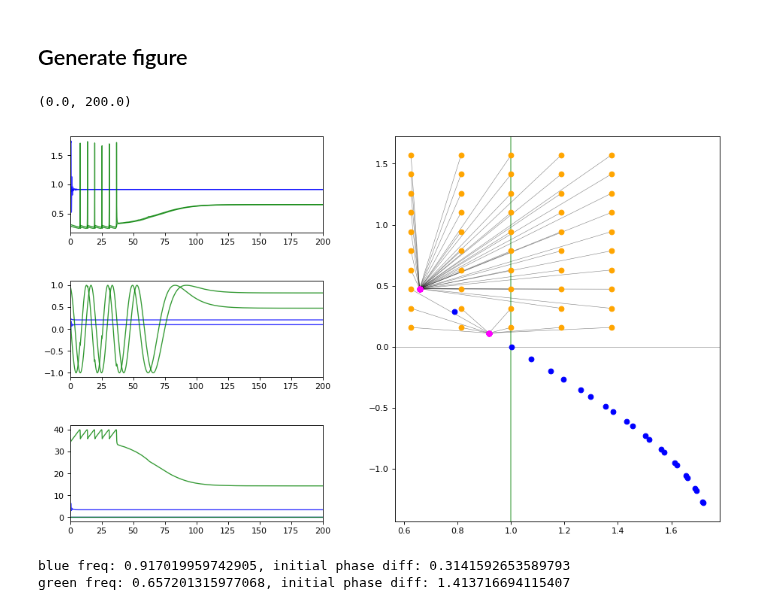
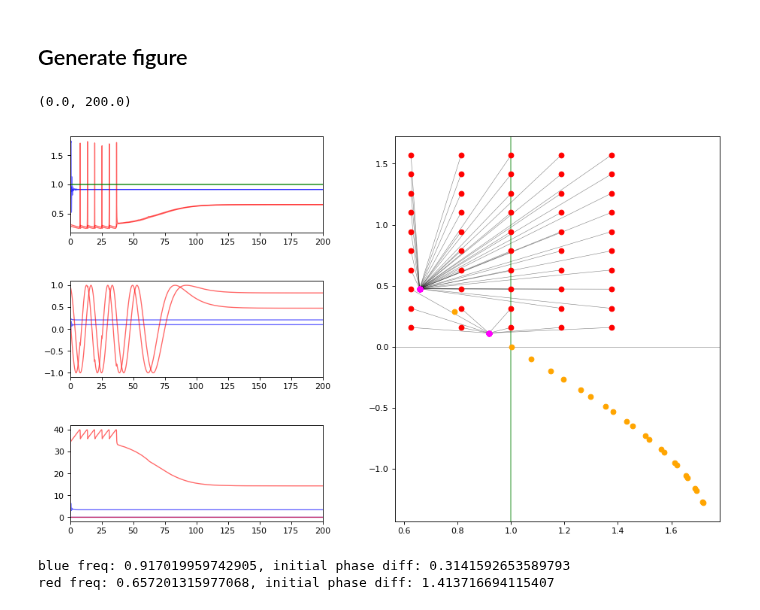
Before and after one commit to parkseo7/KuramotoPlasticDelay, a Jupyter notebook: fig2D_numerics.ipynb, the cells around one changed output. Drawn from its saved outputs; the diff is of its cells as text; code cells hidden in the pictures.

```diff
--- a/fig2D_numerics.ipynb
+++ b/fig2D_numerics.ipynb
@@ -32,9 +31,9 @@ from IPython.display import clear_output
 # Directories
 # %%
 # Data files (for fig.4d)
-import_folder = 'matlab2D_multi5'
+import_folder = 'matlab2D_multi'
 export_folder = 'export'
-ex_name = '2D_process5'
+ex_name = '2D_process'
 
 # Directory
 dir_main = os.getcwd()
@@ -178,7 +177,7 @@ Skip to this cell if asymptotic arrays have already been processed.
 # %%
 # Import from folder2 with at least two trials (converging to different frequencies
 trial1 = {'color': 'blue', 'name': '2D_num_6'}
-trial2 = {'color': 'green', 'name': '2D_num_44'}
+trial2 = {'color': 'red', 'name': '2D_num_44'}
 # %% [markdown]
 ### Trial 1
 # %%
@@ -277,7 +276,7 @@ bbox3 = [0.60, 0.1, 0.45, 0.8] # Fig 2d: Iterated trial plot
 
 # Figure a,b,c lines
 line_opts = {'linewidth': 1.2,
-             'alpha': 0.8
+             'alpha': 0.6
             }
 
 tf = np.max(trial1['t'])/3
@@ -300,39 +299,40 @@ ax[1].set_position(bbox1)
 ax[2].set_position(bbox2)
 ax[3].set_position(bbox3)
 
 # Trial 1:
 ax[0].plot(trial1['t'], trial1['yp'], color=trial1['color'], **line_opts)
 ax[1].plot(trial1['t'], np.sin(trial1['phases']), color=trial1['color'], **line_opts)
 ax[2].plot(trial1['t'], trial1['tau'], color=trial1['color'], **line_opts)
 
 # Trial 2:
 ax[0].plot(trial2['t'], trial2['yp'], color=trial2['color'], **line_opts)
 ax[1].plot(trial2['t'], np.sin(trial2['phases']), color=trial2['color'], **line_opts)
 ax[2].plot(trial2['t'], trial2['tau'], color=trial2['color'], **line_opts)
 
+ax[0].axhline(y=dict_ex['w0'], color='green', alpha=0.8, linewidth=1.5)
 
 for k in range(init_freqs.size):
     p1 = np.array([init_freqs[k], asy_freqs[k]])
     p2 = np.array([init_Deltas[k], asy_Deltas[k]])
     ax[3].plot(p1, p2, **dotopts, zorder=-2)
 
-ax[3].scatter(init_freqs, init_Deltas, color='orange', zorder=-1)
+ax[3].scatter(init_freqs, init_Deltas, color='red', zorder=-1)
 ax[3].scatter(asy_freqs, asy_Deltas, color='magenta', zorder=1)
-ax[3].scatter(eq_freqs, eq_Deltas, color='blue', zorder=0)
+ax[3].scatter(eq_freqs, eq_Deltas, color='orange', zorder=0)
 
 ax[3].axvline(x=dict_ex['w0'], color='green', alpha=0.5, zorder=-2)
 ax[3].axhline(y=0, color='black', alpha=0.5, linewidth=0.5, zorder=-2)
 
 # Adjustments to axes
 ax[0].set_xlim(left=np.min(trial1['t']), right=tf)
 ax[1].set_xlim(left=np.min(trial1['t']), right=tf)
 ax[2].set_xlim(left=np.min(trial1['t']), right=tf)
 # %% [output]
 (0.0, 200.0)
-[figure, old version]
+[figure, new version]
 # %%
 print(trial1['color'] + ' freq: ' + str(trial1['asy_Omega']) + ', initial phase diff: ' + str(trial1['Delta0']))
 print(trial2['color'] + ' freq: ' + str(trial2['asy_Omega']) + ', initial phase diff: ' + str(trial2['Delta0']))
 # %% [output]
 blue freq: 0.917019959742905, initial phase diff: 0.3141592653589793
-green freq: 0.657201315977068, initial phase diff: 1.413716694115407
+red freq: 0.657201315977068, initial phase diff: 1.413716694115407
```
Also changed, not shown: parts of 1 cell of this notebook, 27 other files.
